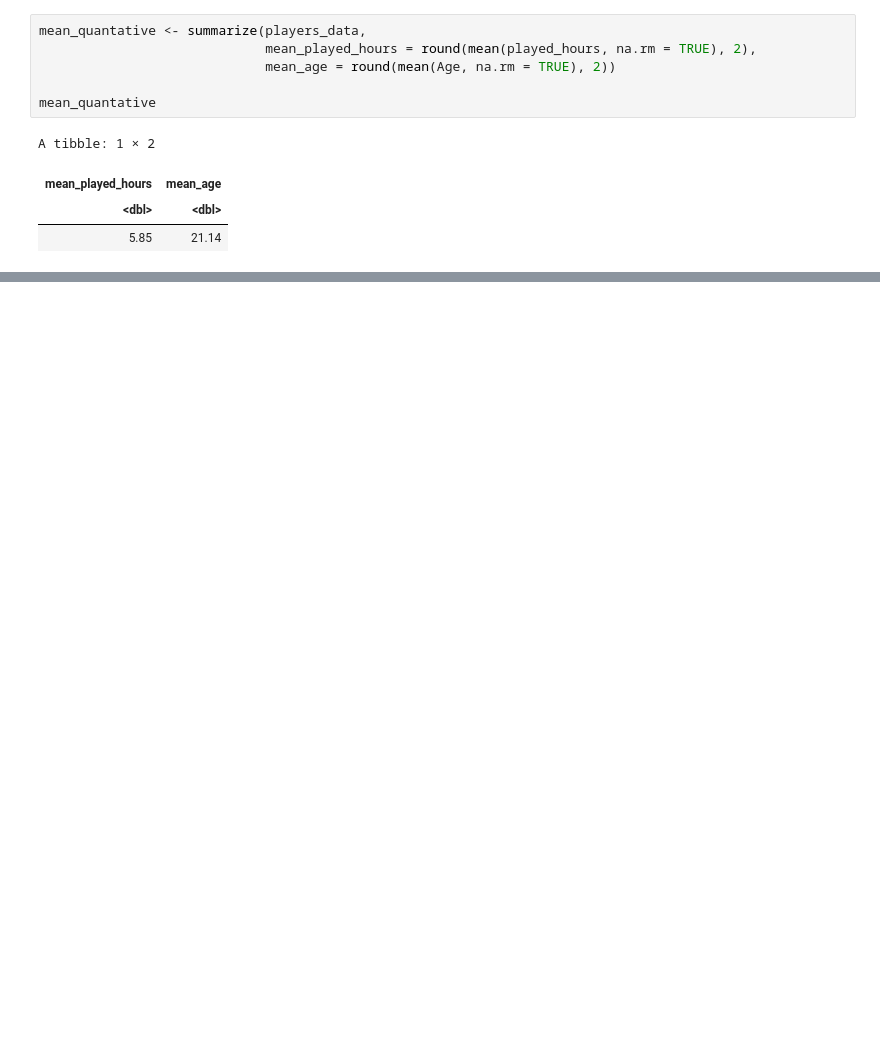
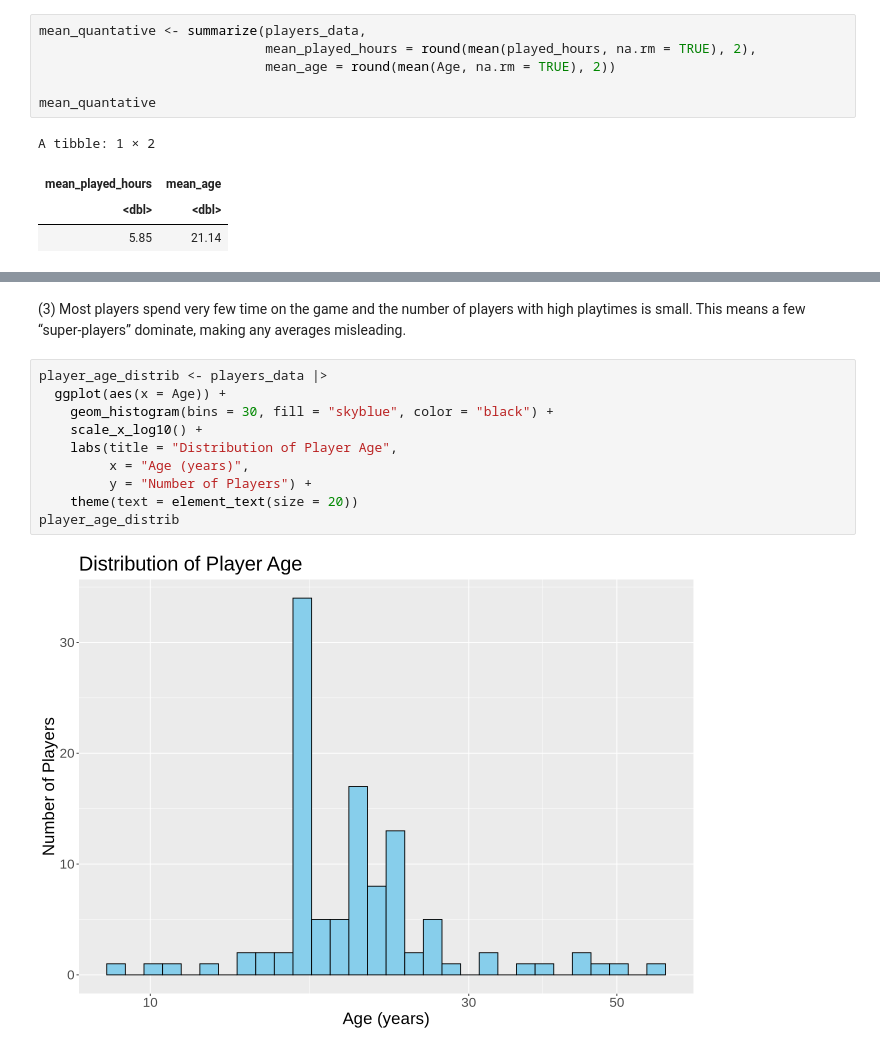
Before and after one commit to elisdale/videogame_ds_project, a Jupyter notebook: videogame_ds_planning.ipynb, the cells around one changed output, grey strips where cells are left out. Cells and saved outputs as stored; diff of their text form; blank space fills up the shorter version.

```diff
--- a/videogame_ds_planning.ipynb
+++ b/videogame_ds_planning.ipynb
@@ -169,0 +154,14 @@ proportion_of_subs
+# %% [markdown]
+(3) Most players spend very few time on the game and the number of players with high playtimes is small. This means a few “super-players” dominate, making any averages misleading.
+# %%
+player_age_distrib <- players_data |>
+  ggplot(aes(x = Age)) +
+    geom_histogram(bins = 30, fill = "skyblue", color = "black") +
+    scale_x_log10() +
+    labs(title = "Distribution of Player Age",
+         x = "Age (years)",
+         y = "Number of Players") +
+    theme(text = element_text(size = 20))
+player_age_distrib
+# %% [output]
+[figure, added]
```
Also changed, not shown: parts of 17 cells of this notebook.
